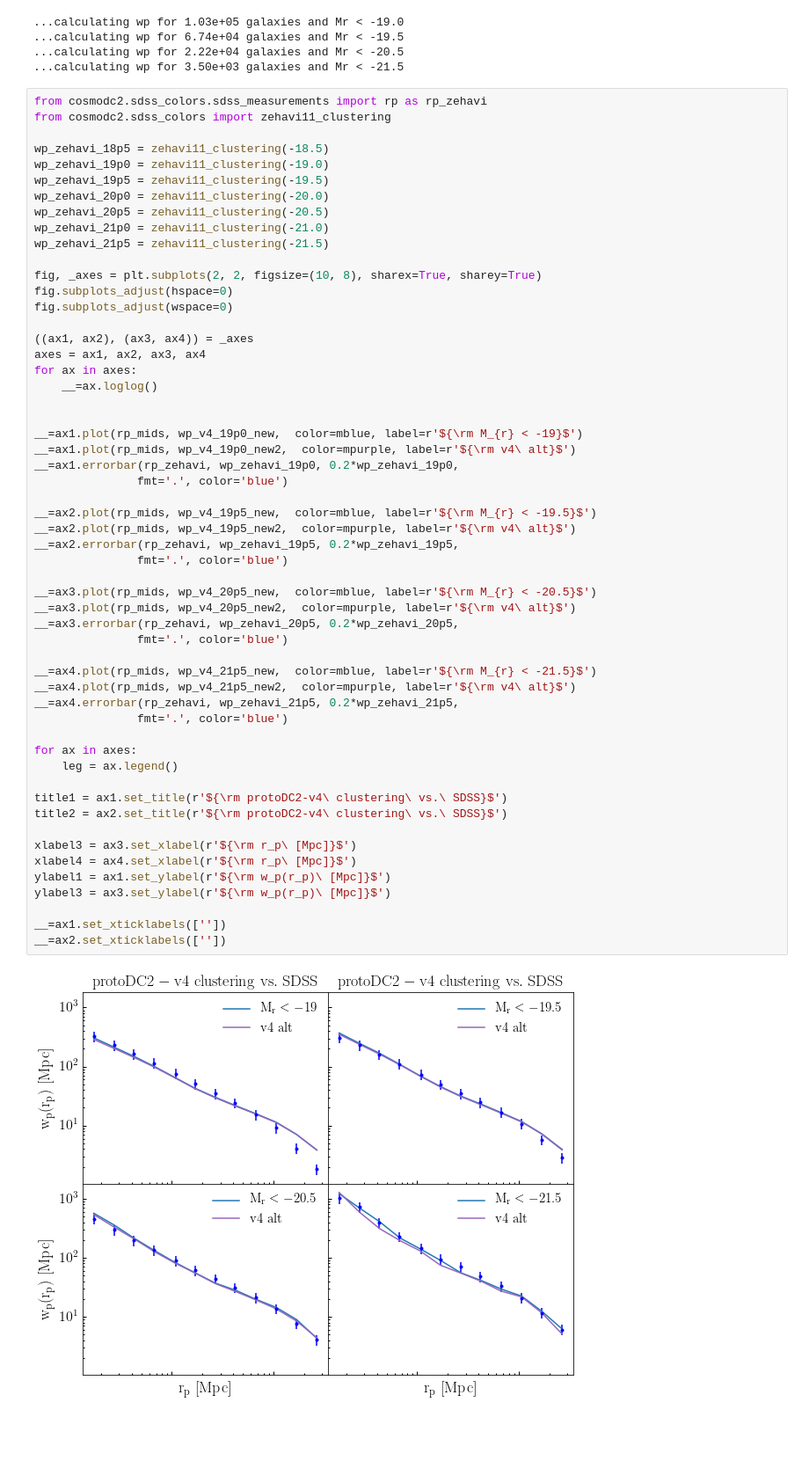
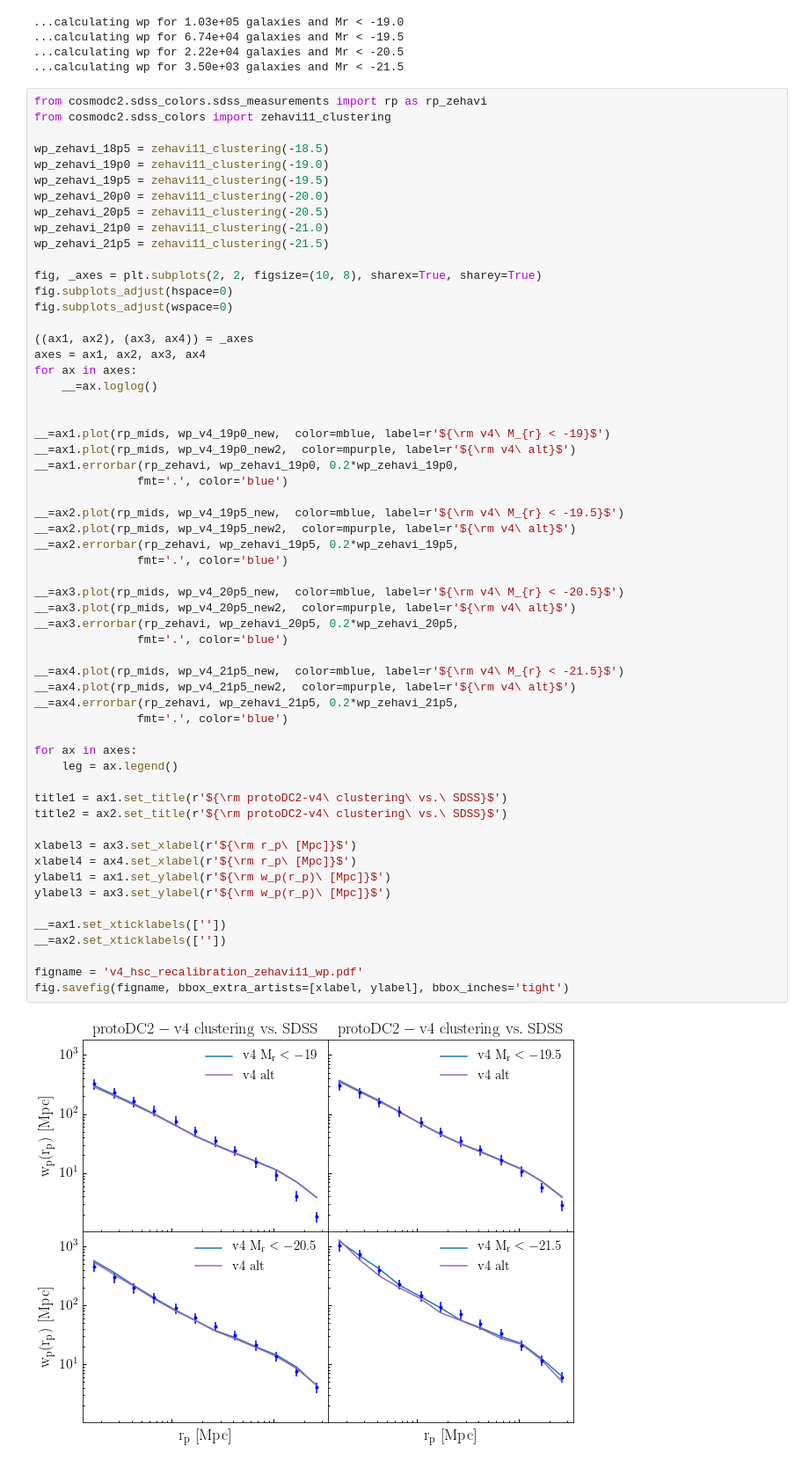
Before and after one commit to LSSTDESC/cosmodc2, a Jupyter notebook: notebooks/recalibrate_mstar_magr_relation.ipynb, the cells around one changed output. Shown at 88% size. Saved outputs shown, nothing was run; the diff lists cells and outputs as text; blank space fills up the shorter version.

```diff
--- a/notebooks/recalibrate_mstar_magr_relation.ipynb
+++ b/notebooks/recalibrate_mstar_magr_relation.ipynb
@@ -257,38 +263,41 @@ for ax in axes:
     __=ax.loglog()
 
 
-__=ax1.plot(rp_mids, wp_v4_19p0_new,  color=mblue, label=r'${\rm M_{r} < -19}$')
+__=ax1.plot(rp_mids, wp_v4_19p0_new,  color=mblue, label=r'${\rm v4\ M_{r} < -19}$')
 __=ax1.plot(rp_mids, wp_v4_19p0_new2,  color=mpurple, label=r'${\rm v4\ alt}$')
 __=ax1.errorbar(rp_zehavi, wp_zehavi_19p0, 0.2*wp_zehavi_19p0,
                fmt='.', color='blue')
 
-__=ax2.plot(rp_mids, wp_v4_19p5_new,  color=mblue, label=r'${\rm M_{r} < -19.5}$')
+__=ax2.plot(rp_mids, wp_v4_19p5_new,  color=mblue, label=r'${\rm v4\ M_{r} < -19.5}$')
 __=ax2.plot(rp_mids, wp_v4_19p5_new2,  color=mpurple, label=r'${\rm v4\ alt}$')
 __=ax2.errorbar(rp_zehavi, wp_zehavi_19p5, 0.2*wp_zehavi_19p5,
                fmt='.', color='blue')
 
-__=ax3.plot(rp_mids, wp_v4_20p5_new,  color=mblue, label=r'${\rm M_{r} < -20.5}$')
+__=ax3.plot(rp_mids, wp_v4_20p5_new,  color=mblue, label=r'${\rm v4\ M_{r} < -20.5}$')
 __=ax3.plot(rp_mids, wp_v4_20p5_new2,  color=mpurple, label=r'${\rm v4\ alt}$')
 __=ax3.errorbar(rp_zehavi, wp_zehavi_20p5, 0.2*wp_zehavi_20p5,
                fmt='.', color='blue')
 
-__=ax4.plot(rp_mids, wp_v4_21p5_new,  color=mblue, label=r'${\rm M_{r} < -21.5}$')
+__=ax4.plot(rp_mids, wp_v4_21p5_new,  color=mblue, label=r'${\rm v4\ M_{r} < -21.5}$')
 __=ax4.plot(rp_mids, wp_v4_21p5_new2,  color=mpurple, label=r'${\rm v4\ alt}$')
 __=ax4.errorbar(rp_zehavi, wp_zehavi_21p5, 0.2*wp_zehavi_21p5,
                fmt='.', color='blue')
 
 for ax in axes:
     leg = ax.legend()
 
 title1 = ax1.set_title(r'${\rm protoDC2-v4\ clustering\ vs.\ SDSS}$')
 title2 = ax2.set_title(r'${\rm protoDC2-v4\ clustering\ vs.\ SDSS}$')
 
 xlabel3 = ax3.set_xlabel(r'${\rm r_p\ [Mpc]}$')
 xlabel4 = ax4.set_xlabel(r'${\rm r_p\ [Mpc]}$')
 ylabel1 = ax1.set_ylabel(r'${\rm w_p(r_p)\ [Mpc]}$')
 ylabel3 = ax3.set_ylabel(r'${\rm w_p(r_p)\ [Mpc]}$')
 
 __=ax1.set_xticklabels([''])
 __=ax2.set_xticklabels([''])
+
+figname = 'v4_hsc_recalibration_zehavi11_wp.pdf'
+fig.savefig(figname, bbox_extra_artists=[xlabel, ylabel], bbox_inches='tight')
 # %% [output]
-[figure, old version]
+[figure, new version]
```
Also changed, not shown: parts of 2 cells of this notebook.
